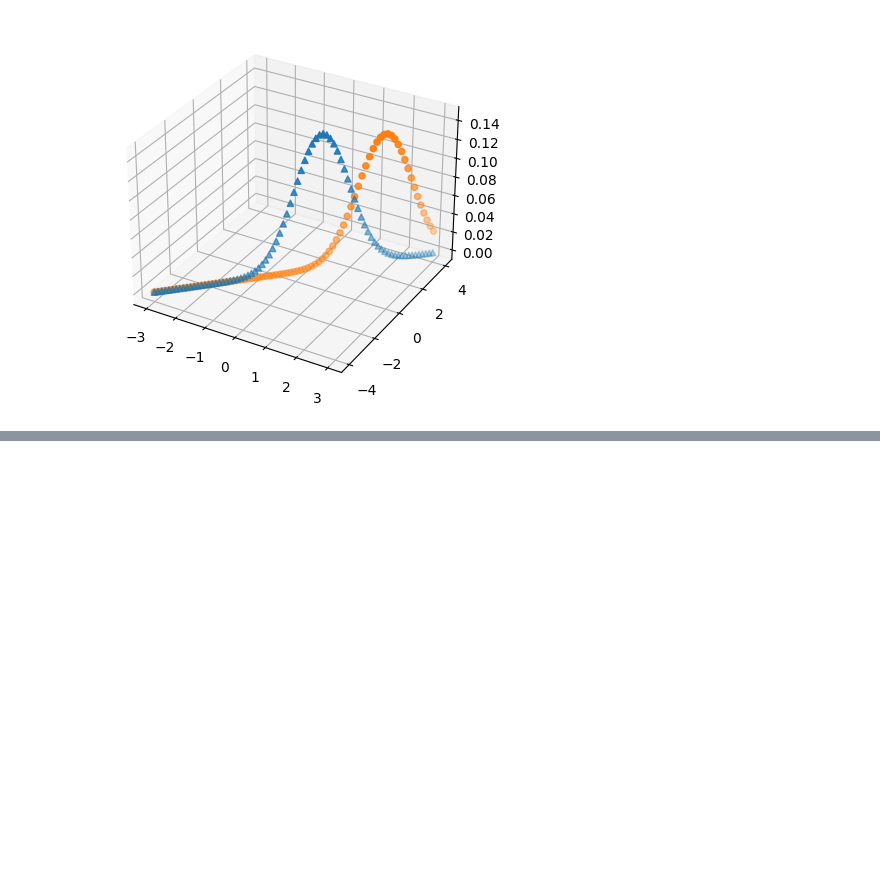
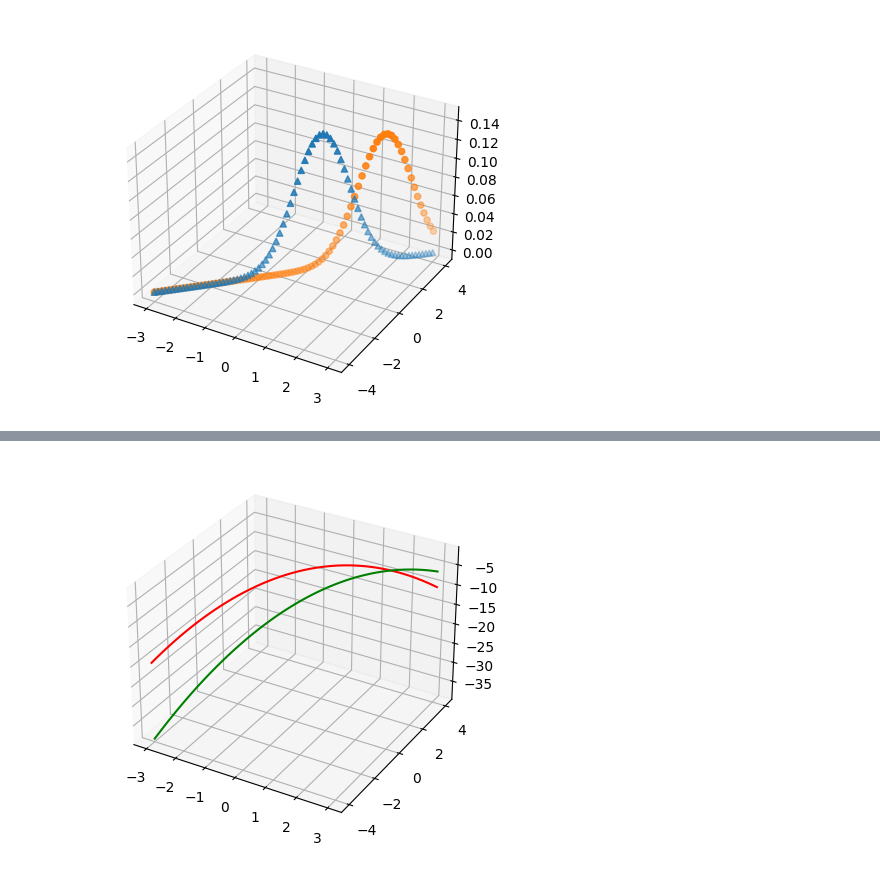
Before and after one commit to eegrigor/Pattern_Recognition_Assignment1, a Jupyter notebook: Grigorakis_9694_Kaimakamidis_9627_Assignment1.ipynb, the cells around one changed output, grey strips where cells are left out. Drawn from its saved outputs; the diff is of its cells as text; code cells hidden in the pictures; blank space fills up the shorter version.

```diff
--- a/Grigorakis_9694_Kaimakamidis_9627_Assignment1.ipynb
+++ b/Grigorakis_9694_Kaimakamidis_9627_Assignment1.ipynb
@@ -57,0 +72,17 @@ plt.show()
+# %%
+
+P1x = np.zeros(points)
+P2x = np.zeros(points)
+
+for i in range(points):
+    P1x[i] = -np.matmul(np.matmul(np.transpose(x12[i] - mean1),np.linalg.inv(Sigma)),(x12[i] - mean1))/2 - np.log(np.pi) - np.log(np.linalg.det(Sigma))/2 + np.log(P1)
+    P2x[i] = -np.matmul(np.matmul(np.transpose(x12[i] - mean2),np.linalg.inv(Sigma)),(x12[i] - mean2))/2 - np.log(np.pi) - np.log(np.linalg.det(Sigma))/2 + np.log(P2)
+
+fig = plt.figure()
+
+axes = plt.axes(projection = '3d')
+axes.plot3D(x1,x2,P1x,'red')
+axes.plot3D(x1,x2,P2x,'green')
+plt.show()
+# %% [output]
+[figure, added]
```
Also changed, not shown: parts of 4 cells of this notebook.
